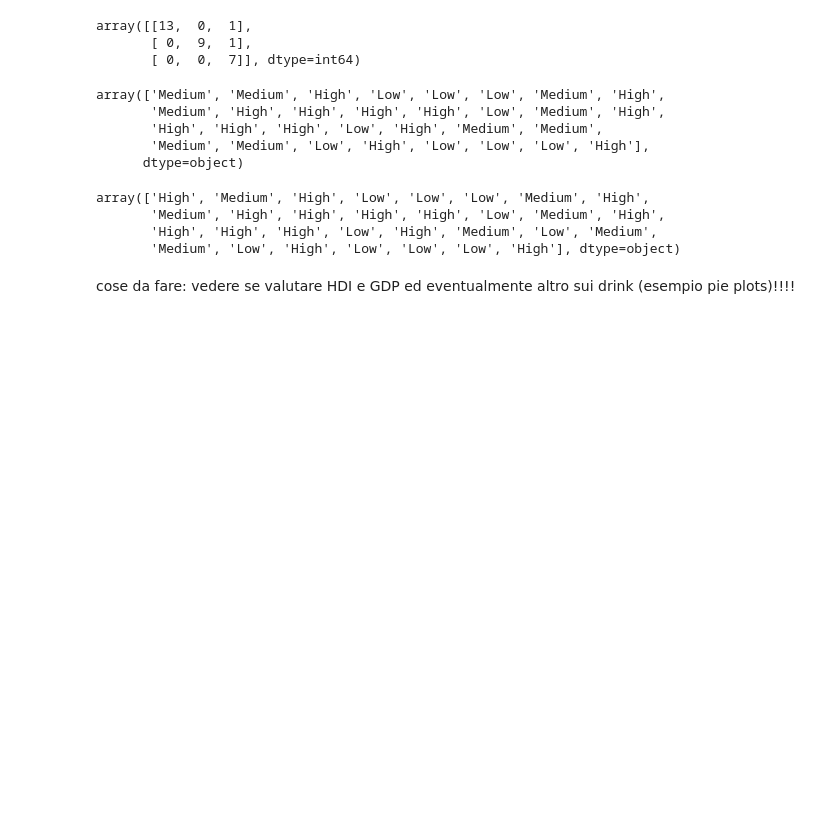
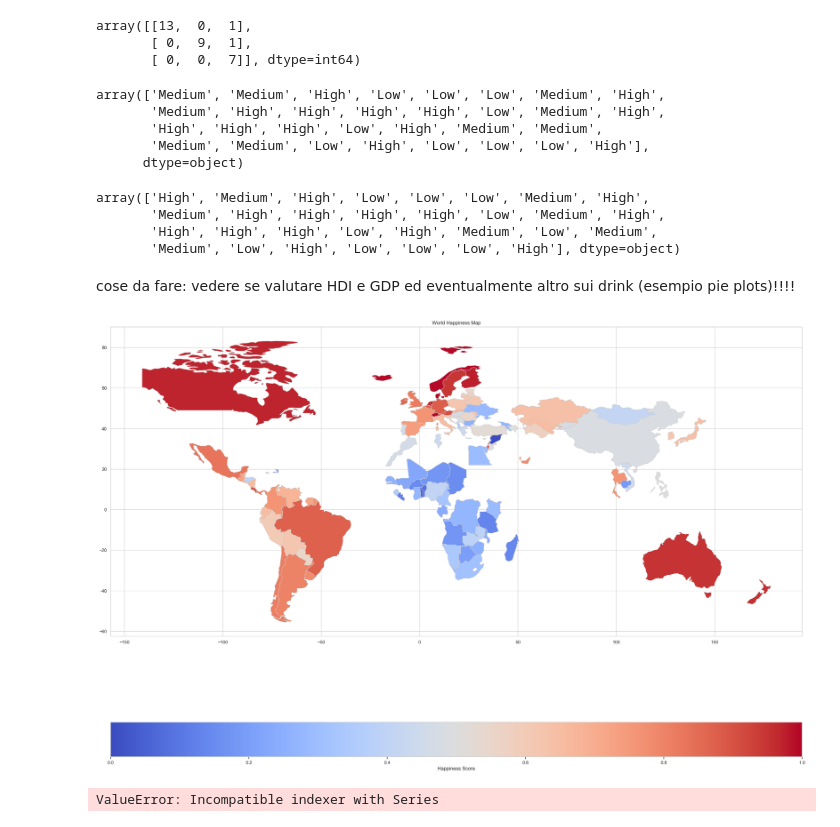
Before and after one commit to alessiasanfelici/Social_Research_Project, a Jupyter notebook: Alchool and Happiness.ipynb, the cells around one changed output. Drawn from its saved outputs; the diff is of its cells as text; code cells hidden in the pictures; blank space fills up the shorter version.

Commit message:
World map of the happiness score

```diff
--- a/Alchool and Happiness.ipynb
+++ b/Alchool and Happiness.ipynb
@@ -485,0 +488,29 @@ cose da fare: vedere se valutare HDI e GDP ed eventualmente altro sui drink (ese
+# %%
+# Load the country shapefile with latitude and longitude coordinates
+world = gpd.read_file(gpd.datasets.get_path('naturalearth_lowres'))
+
+# Merge the Natural Earth dataset with the happiness scores
+world = world.merge(happiness_data, left_on='name', right_index=True)
+
+# Create a new figure and axis
+fig, ax = plt.subplots(figsize = (30, 25))
+
+# Plot the world map with colored countries based on the happiness score
+world.plot(column='HappinessScore', cmap='coolwarm', linewidth=0.8, ax=ax, edgecolor='0.8')
+
+# Add a colorbar to the map
+sm = plt.cm.ScalarMappable(cmap='coolwarm')
+sm.set_array([])
+cbar = plt.colorbar(sm, orientation='horizontal', ax = ax)
+cbar.set_label('Happiness Score')
+
+ax.set_title('World Happiness Map')
+plt.show()
+# %% [output]
+[figure, added]
+# %%
+for i in happiness_data.index:
+    if happiness_data.loc[i, "GDP_PerCapita"] > 200:
+        happiness_data.loc[i, "GDP_PerCapita"] = happiness_data.loc[i, ["GDP_PerCapita"]] / 100
+# %% [output]
+ValueError: Incompatible indexer with Series
```
Also changed, not shown: parts of 1 cell of this notebook, 1 other file.
